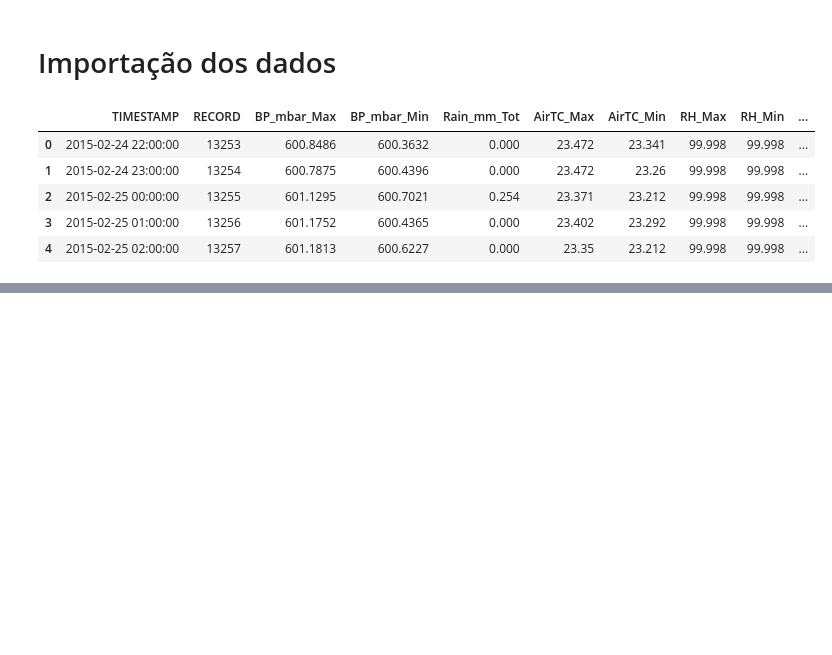
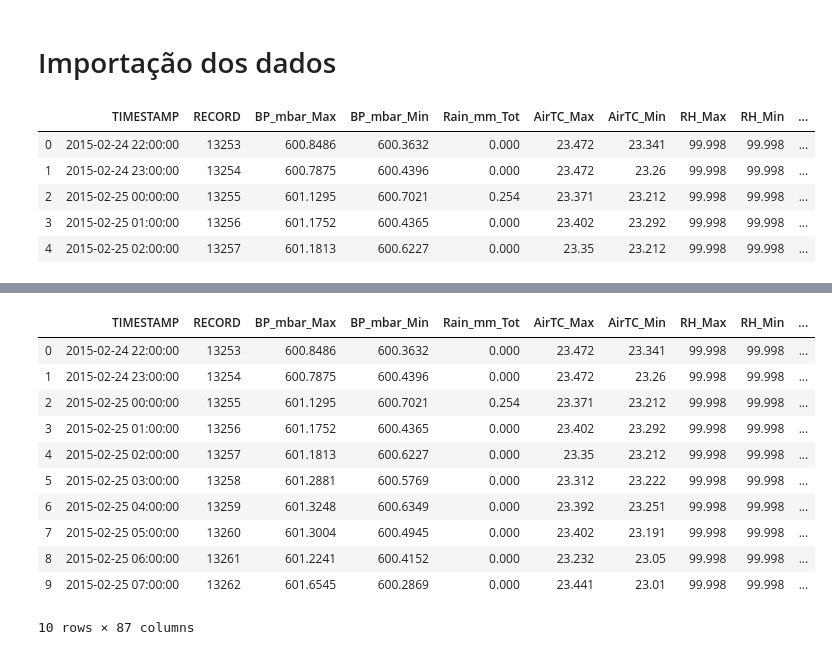
Before and after one commit to Naelia/pibic, a Jupyter notebook: notebooks/Teste.ipynb, the cells around one changed output, grey strips where cells are left out. Drawn from its saved outputs; the diff is of its cells as text; code cells hidden in the pictures; blank space fills up the shorter version.

```diff
--- a/notebooks/Teste.ipynb
+++ b/notebooks/Teste.ipynb
@@ -286,0 +60,24 @@ def preenche(column,y):
+# %%
+for column in columns:
+
+    # soma
+    df_data_sample[column + '_sum'] = 0
+    # desvio padrão
+    df_data_sample[column + '_std'] = 0
+    # mínimo
+    df_data_sample[column + '_min'] = 0
+    # máximo
+    df_data_sample[column + '_max'] = 0
+    # média
+    df_data_sample[column + '_avg'] = 0
+
+    for line in range(time_slot, df_data_sample.shape[0]):
+        values = []
+        for i in range(1, time_slot+1):
+            values.append(float(df_data_sample.loc[line-i, column]))
+
+        df_data_sample.loc[line, str(column + '_sum')] = sum(values)
+        df_data_sample.loc[line, str(column + '_std')] = statistics.stdev(values)
+        df_data_sample.loc[line, str(column + '_min')] = min(values)
+        df_data_sample.loc[line, str(column + '_max')] = max(values)
+        df_data_sample.loc[line, str(column + '_avg')] = sum(values)/len(values)
@@ -286,0 +102,15 @@ def preenche(column,y):
+# %%
+df_data_sample
+# %% [output]
+|  | TIMESTAMP | RECORD | BP_mbar_Max | BP_mbar_Min | Rain_mm_Tot | AirTC_Max | AirTC_Min | RH_Max | RH_Min | ... |
+| 0 | 2015-02-24 22:00:00 | 13253 | 600.8486 | 600.3632 | 0.000 | 23.472 | 23.341 | 99.998 | 99.998 | ... |
+| 1 | 2015-02-24 23:00:00 | 13254 | 600.7875 | 600.4396 | 0.000 | 23.472 | 23.26 | 99.998 | 99.998 | ... |
+| 2 | 2015-02-25 00:00:00 | 13255 | 601.1295 | 600.7021 | 0.254 | 23.371 | 23.212 | 99.998 | 99.998 | ... |
+| 3 | 2015-02-25 01:00:00 | 13256 | 601.1752 | 600.4365 | 0.000 | 23.402 | 23.292 | 99.998 | 99.998 | ... |
+| 4 | 2015-02-25 02:00:00 | 13257 | 601.1813 | 600.6227 | 0.000 | 23.35 | 23.212 | 99.998 | 99.998 | ... |
+| 5 | 2015-02-25 03:00:00 | 13258 | 601.2881 | 600.5769 | 0.000 | 23.312 | 23.222 | 99.998 | 99.998 | ... |
+| 6 | 2015-02-25 04:00:00 | 13259 | 601.3248 | 600.6349 | 0.000 | 23.392 | 23.251 | 99.998 | 99.998 | ... |
+| 7 | 2015-02-25 05:00:00 | 13260 | 601.3004 | 600.4945 | 0.000 | 23.402 | 23.191 | 99.998 | 99.998 | ... |
+| 8 | 2015-02-25 06:00:00 | 13261 | 601.2241 | 600.4152 | 0.000 | 23.232 | 23.05 | 99.998 | 99.998 | ... |
+| 9 | 2015-02-25 07:00:00 | 13262 | 601.6545 | 600.2869 | 0.000 | 23.441 | 23.01 | 99.998 | 99.998 | ... |
+10 rows × 87 columns
```
Also changed, not shown: parts of 48 cells of this notebook, 1 other file.
